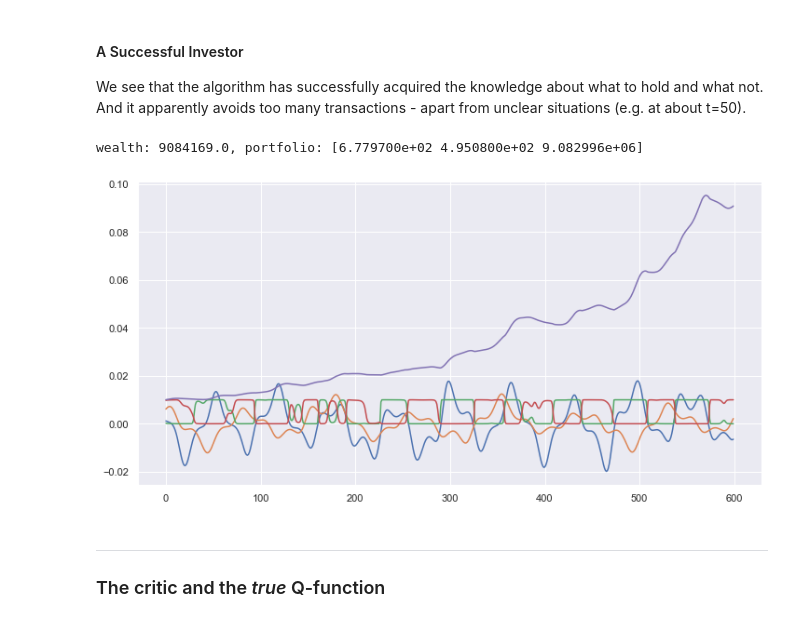
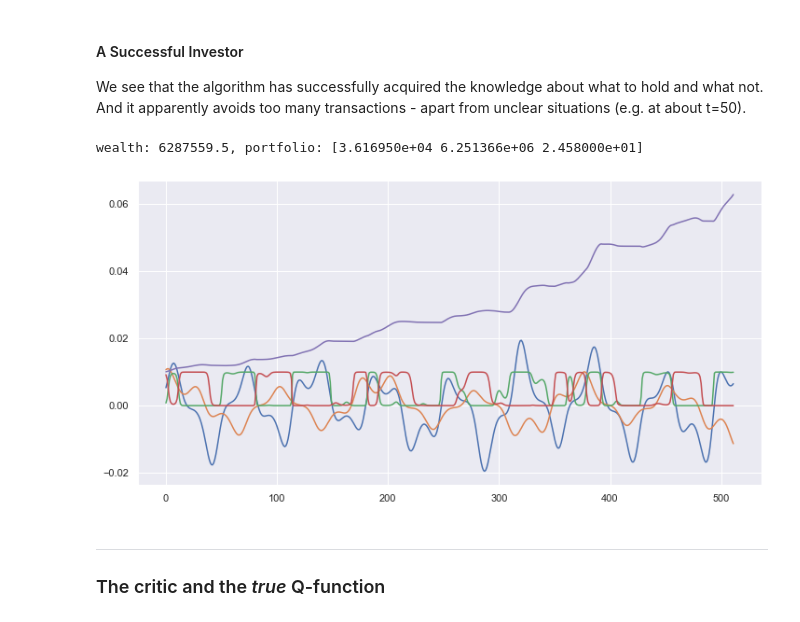
Before and after one commit to smurve/cfds-capstone, a Jupyter notebook: Trading_Sine_Waves.ipynb, the cells around one changed output. Cells and saved outputs as stored; diff of their text form; code cells hidden in the pictures.

```diff
--- a/Trading_Sine_Waves.ipynb
+++ b/Trading_Sine_Waves.ipynb
@@ -402,10 +406,10 @@ wealth: 2498606.5, portfolio: [-5.2078998e+02  2.2448530e+06  2.5427431e+05]
 #### A Successful Investor
 We see that the algorithm has successfully acquired the knowledge about what to hold and what not. And it apparently avoids too many transactions - apart from unclear situations (e.g. at about t=50).
 # %%
-plot_behaviour(primary_actor, env, positions=[1,2], duration=600)
+plot_behaviour(primary_actor, env, positions=[1,2], duration=512)
 # %% [output]
-wealth: 9084169.0, portfolio: [6.779700e+02 4.950800e+02 9.082996e+06]
+wealth: 6287559.5, portfolio: [3.616950e+04 6.251366e+06 2.458000e+01]
-[figure, old version]
+[figure, new version]
 # %% [markdown]
 ---
 ### The critic and the *true* Q-function
```
Also changed, not shown: parts of 13 cells of this notebook, 9 other files.
